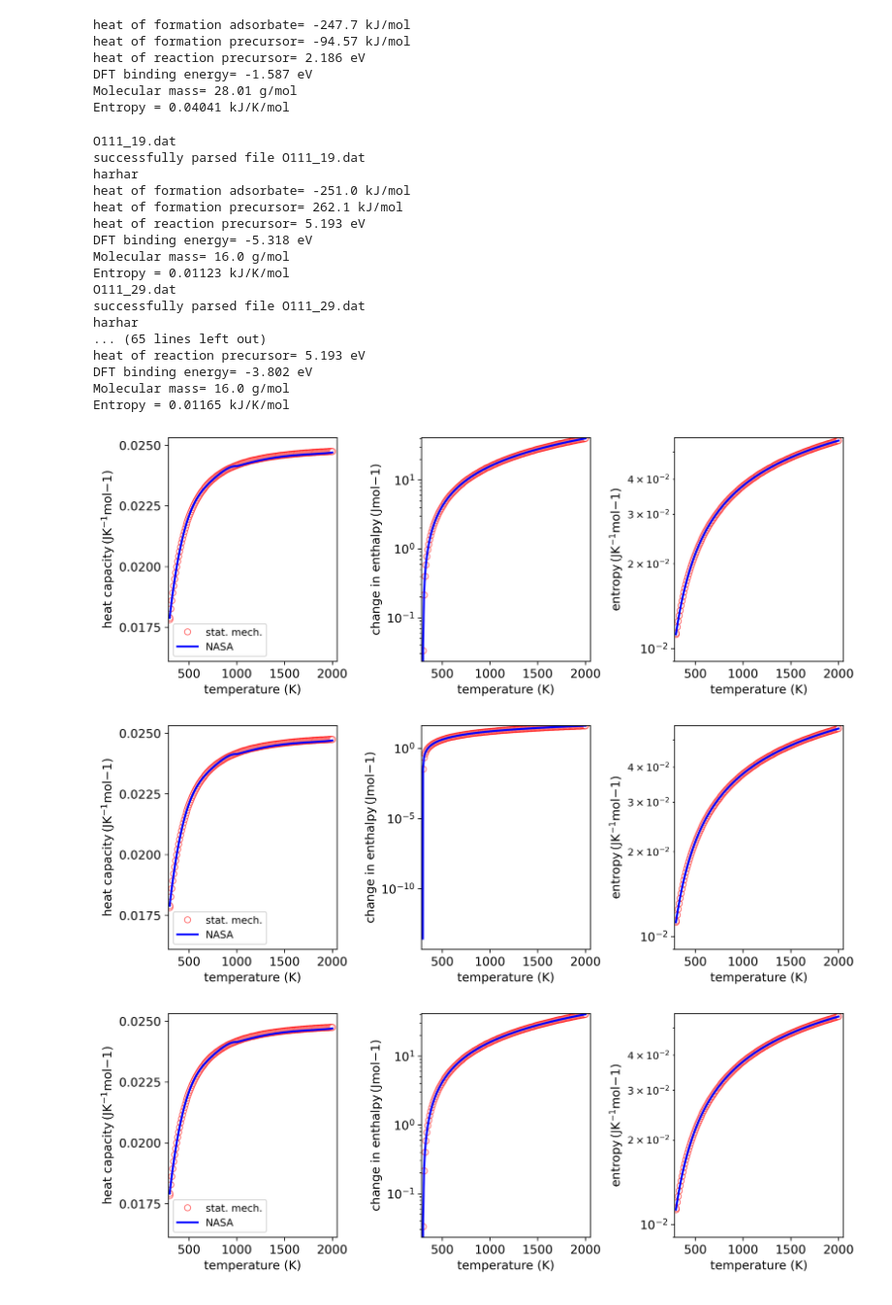
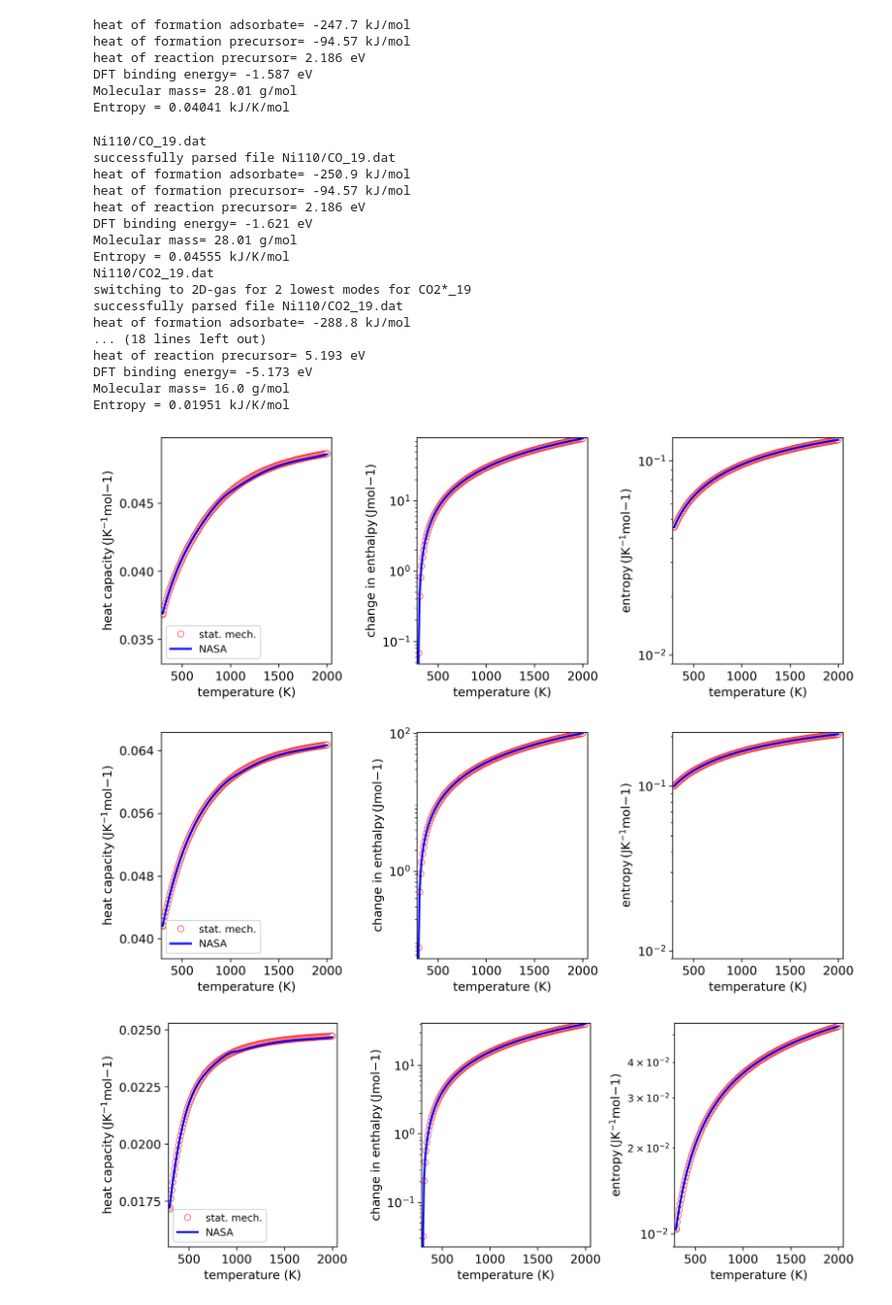
Before and after one commit to bjkreitz/multifacet, a Jupyter notebook: TPD/DFT/compute_NASA_from_DFT_energies.ipynb, the cells around one changed output. Shown at 97% size. Drawn from its saved outputs; the diff is of its cells as text; code cells hidden in the pictures.

```diff
--- a/TPD/DFT/compute_NASA_from_DFT_energies.ipynb
+++ b/TPD/DFT/compute_NASA_from_DFT_energies.ipynb
@@ -659,7 +659,7 @@ new_output.write(species_line)
 
 new_output.close()
 # %%
-list_of_species = 'species_list_O111.dat'
+list_of_species = 'species_list_110.dat'
 info = open(list_of_species,'r')
 species_list = info.readlines()
 info.close()
@@ -670,48 +670,48 @@ new_output = open('my_new_cti.txt', 'w')
 name_line = '\n'
 species_line = '\n'
 
 counter = -1
 for species in species_list:
     counter += 1
     filename = species.strip()
     print(filename)
 
     test = Molecule()
     parse_input_file(filename, test)
     thermo(test, temperature)
 
     name_line += ' %s'%(test.name)
     if counter == 4:
         name_line +='\n'
         counter == -1
     species_line += test.species_lines
 
     get_thermo_from_NASA(temperature, test)
     compare_NASA_to_thermo(temperature, test)
 
 name_line += '\n\n'
 new_output.write(name_line)
 new_output.write(species_line)
 
 new_output.close()
 # %% [output]
-O111_19.dat
-successfully parsed file O111_19.dat
-harhar
-heat of formation adsorbate= -251.0 kJ/mol
-heat of formation precursor= 262.1 kJ/mol
+Ni110/CO_19.dat
+successfully parsed file Ni110/CO_19.dat
+heat of formation adsorbate= -250.9 kJ/mol
+heat of formation precursor= -94.57 kJ/mol
+heat of reaction precursor= 2.186 eV
+DFT binding energy= -1.621 eV
+Molecular mass= 28.01 g/mol
+Entropy = 0.04555 kJ/K/mol
+Ni110/CO2_19.dat
+switching to 2D-gas for 2 lowest modes for CO2*_19
+successfully parsed file Ni110/CO2_19.dat
+heat of formation adsorbate= -288.8 kJ/mol
+... (18 lines left out)
 heat of reaction precursor= 5.193 eV
-DFT binding energy= -5.318 eV
+DFT binding energy= -5.173 eV
 Molecular mass= 16.0 g/mol
-Entropy = 0.01123 kJ/K/mol
-O111_29.dat
-successfully parsed file O111_29.dat
-harhar
-... (65 lines left out)
-heat of reaction precursor= 5.193 eV
-DFT binding energy= -3.802 eV
-Molecular mass= 16.0 g/mol
-Entropy = 0.01165 kJ/K/mol
+Entropy = 0.01951 kJ/K/mol
-[figure, old version]
+[figure, new version]
-[figure, old version]
+[figure, new version]
-[figure, old version]
+[figure, new version]
```
Also changed, not shown: parts of 1 cell of this notebook, 9 other files.
